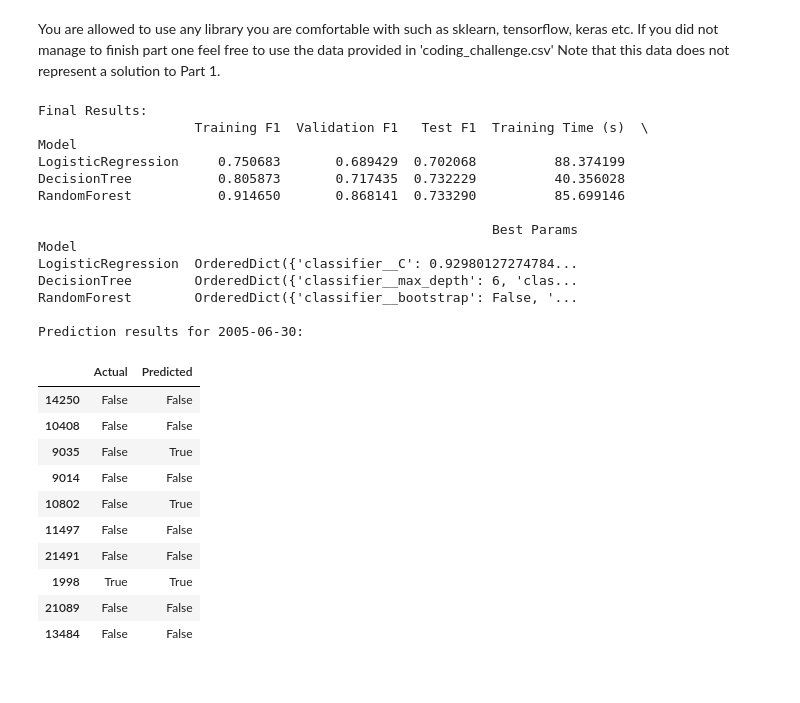
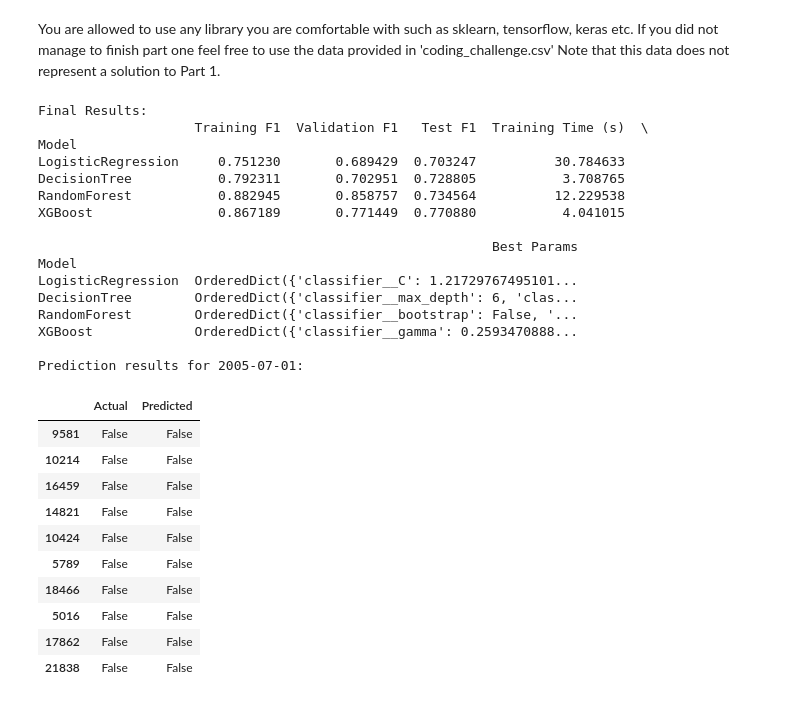
Before and after one commit to Tes-star/code-challenges, a Jupyter notebook: datascience/Coding Challenge.ipynb, the cells around one changed output. Cells and saved outputs as stored; diff of their text form; code cells hidden in the pictures.

```diff
--- a/datascience/Coding Challenge.ipynb
+++ b/datascience/Coding Challenge.ipynb
@@ -733,23 +733,21 @@ def get_models(Y_train: pd.Series) -> dict:
                 'classifier__bootstrap': Categorical([True, False])
             }
         },
-        # 'XGBoost': {
-        #     'model': XGBClassifier(
-        #         random_state=42,
-        #         eval_metric='logloss',
-        #         scale_pos_weight=scale_pos_weight,
-        #         subsample=0.8,
-        #         colsample_bytree=0.8
-        #     ),
-        #     'search_space': {
-        #         'classifier__n_estimators': Integer(5, 100),
-        #         'classifier__max_depth': Integer(3, 50),
-        #         'classifier__learning_rate': Real(0.01, 0.1, prior='log-uniform'),
-        #         'classifier__gamma': Real(0, 0.2),
-        #         'classifier__reg_alpha': Real(1e-6, 1, prior='log-uniform'),
-        #         'classifier__reg_lambda': Real(1e-6, 10, prior='log-uniform')
-        #     }
-        # },
+        'XGBoost': {
+            'model': XGBClassifier(
+                random_state=42,
+                eval_metric='logloss',
+                scale_pos_weight=scale_pos_weight,
+            ),
+            'search_space': {
+                'classifier__n_estimators': Integer(1, 20),
+                'classifier__max_depth': Integer(1, 5),
+                'classifier__gamma': Real(0.05, 0.3),
+                'classifier__reg_alpha': Real(1e-6, 1, prior='log-uniform'),
+                'classifier__reg_lambda': Real(1e-6, 10, prior='log-uniform'),
+                'classifier__min_child_weight': Integer(1, 10),
+            }
+        }
         # 'LightGBM': {
         #     'model': LGBMClassifier(
         #         random_state=42,
@@ -985,47 +983,49 @@ If you did not manage to finish part one feel free to use the data provided in '
 excluded_vars = ['date', 'year'] + num_sample_columns
 numerical_features = X.columns.difference(excluded_vars).tolist()
 
 
 # 8. Model training and evaluation
-n_iterations= 5 # Number of Bayesian Optimization iterations
+n_iterations= 10 # Number of Bayesian Optimization iterations
 results_df, best_models = train_and_evaluate(
     X_train, Y_train,
     X_eval, Y_eval,
     X_test, Y_test,
     numerical_features,
     categorial_features,
     n_iterations=n_iterations # Reduced iterations for quick demo. Increase for better optimization.
 )
 
 # 9. Save full results
 timestamp = datetime.now().strftime('%Y%m%d_%H%M%S')
 results_df.to_csv(f'model_results_bayesian_{timestamp}.csv')
 
 # 10. Predict for a prediction_day
-predict_snow_for_day(X, Y, prediction_day, best_models['RandomForest'])  # Using the first model as an example
+predict_snow_for_day(X, Y, prediction_day, best_models['XGBoost'])  # Using the first model as an example
 # %% [output]
 Final Results:
                     Training F1  Validation F1   Test F1  Training Time (s)  \
 Model
-LogisticRegression     0.750683       0.689429  0.702068          88.374199
-DecisionTree           0.805873       0.717435  0.732229          40.356028
-RandomForest           0.914650       0.868141  0.733290          85.699146
+LogisticRegression     0.751230       0.689429  0.703247          30.784633
+DecisionTree           0.792311       0.702951  0.728805           3.708765
+RandomForest           0.882945       0.858757  0.734564          12.229538
+XGBoost                0.867189       0.771449  0.770880           4.041015
 
                                                           Best Params
 Model
-LogisticRegression  OrderedDict({'classifier__C': 0.92980127274784...
+LogisticRegression  OrderedDict({'classifier__C': 1.21729767495101...
 DecisionTree        OrderedDict({'classifier__max_depth': 6, 'clas...
 RandomForest        OrderedDict({'classifier__bootstrap': False, '...
+XGBoost             OrderedDict({'classifier__gamma': 0.2593470888...
 
-Prediction results for 2005-06-30:
+Prediction results for 2005-07-01:
 |  | Actual | Predicted |
-| 14250 | False | False |
-| 10408 | False | False |
-| 9035 | False | True |
-| 9014 | False | False |
-| 10802 | False | True |
-| 11497 | False | False |
-| 21491 | False | False |
-| 1998 | True | True |
-| 21089 | False | False |
-| 13484 | False | False |
+| 9581 | False | False |
+| 10214 | False | False |
+| 16459 | False | False |
+| 14821 | False | False |
+| 10424 | False | False |
+| 5789 | False | False |
+| 18466 | False | False |
+| 5016 | False | False |
+| 17862 | False | False |
+| 21838 | False | False |
```
Also changed, not shown: parts of 2 cells of this notebook, 1 other file.
